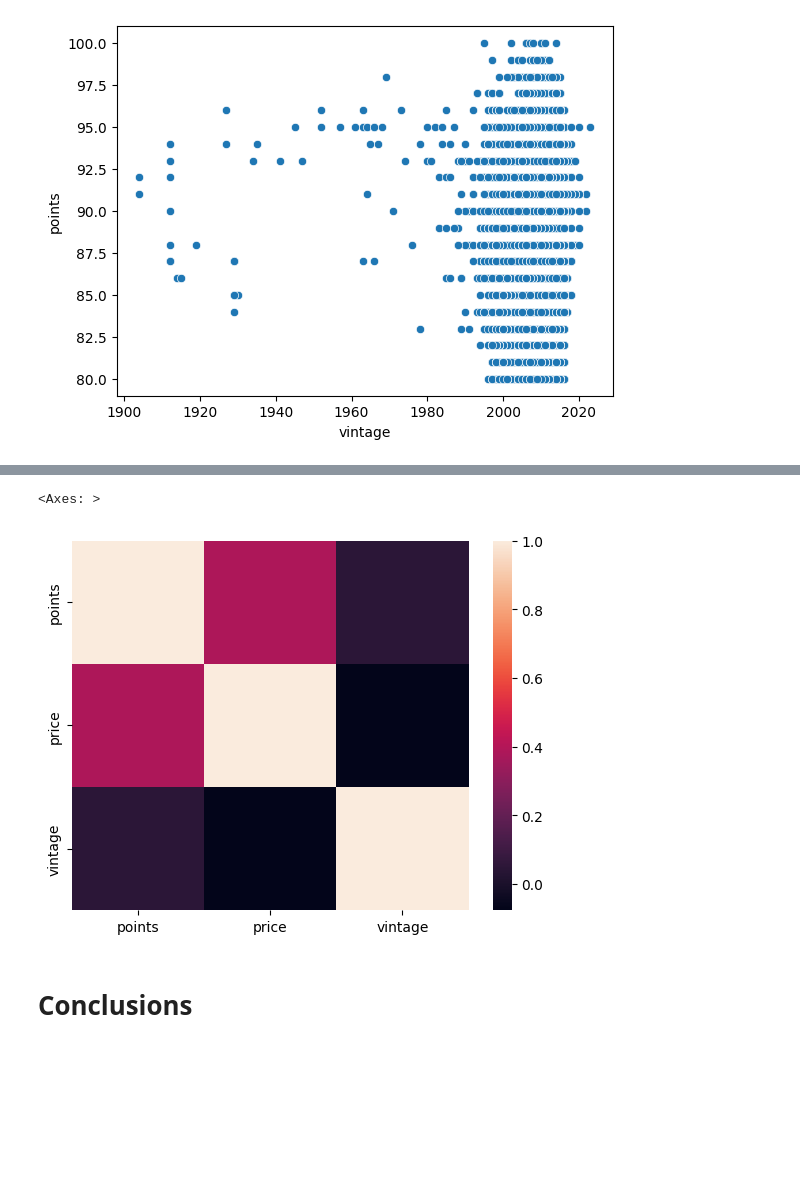
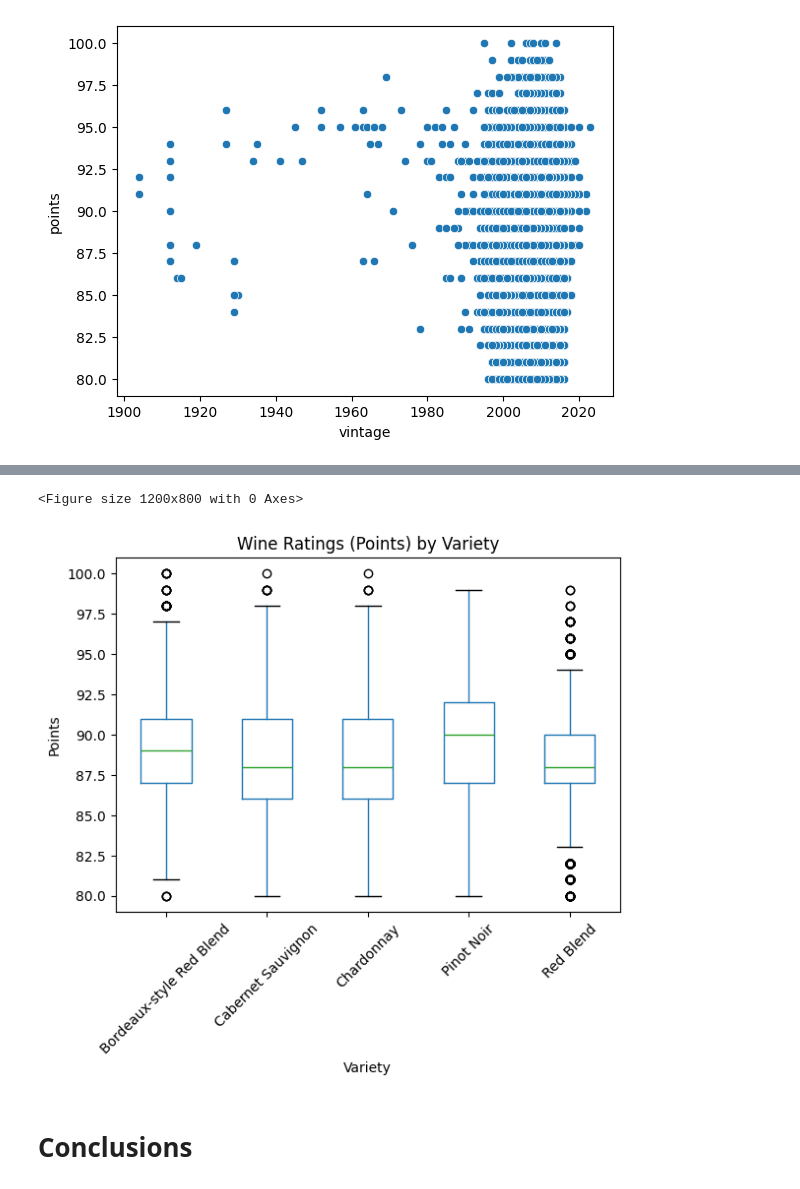
Before and after one commit to Supsi-Collaborative-Projects/wine-analysis, a Jupyter notebook: analysis.ipynb, the cells around one changed output, grey strips where cells are left out. Saved outputs shown, nothing was run; the diff lists cells and outputs as text; code cells hidden in the pictures; blank space fills up the shorter version.

```diff
--- a/analysis.ipynb
+++ b/analysis.ipynb
@@ -427,8 +409,19 @@ Name: count, dtype: int64
-# %%
-s = df.select_dtypes(include="number").corr()
-sns.heatmap(s)
-# %% [output]
-<Axes: >
-[figure, removed]
+# %%
+# Select top 10 varieties by the number of wine reviews
+top_varieties = df['variety'].value_counts().head(5).index
+top_varieties_data = df[df['variety'].isin(top_varieties)]
+
+# Box plot for points by variety
+plt.figure(figsize=(12, 8))
+top_varieties_data.boxplot(column='points', by='variety', grid=False)
+plt.title('Wine Ratings (Points) by Variety')
+plt.suptitle('')
+plt.xlabel('Variety')
+plt.ylabel('Points')
+plt.xticks(rotation=45)
+plt.show()
+# %% [output]
+<Figure size 1200x800 with 0 Axes>
+[figure, added]
 # %% [markdown]
 # Conclusions
```
Also changed, not shown: parts of 2 cells of this notebook.
